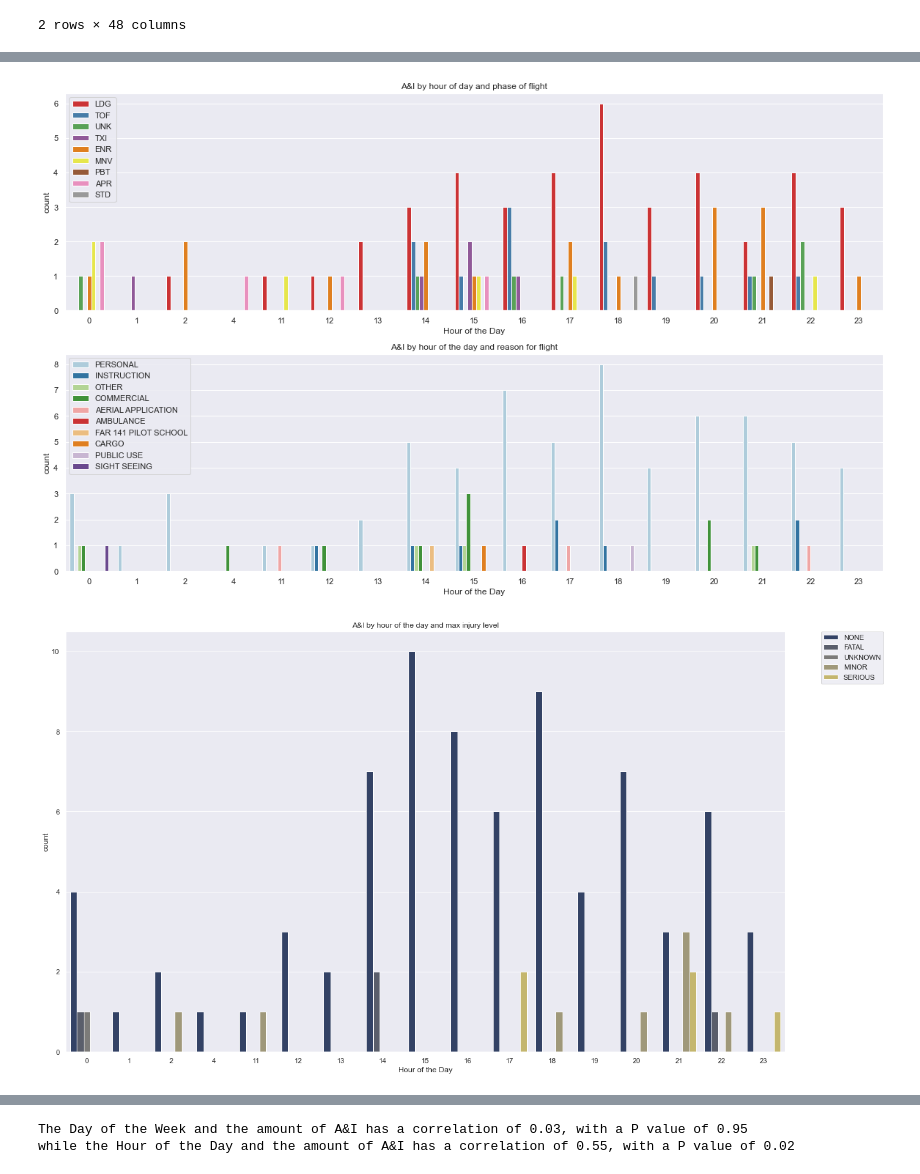
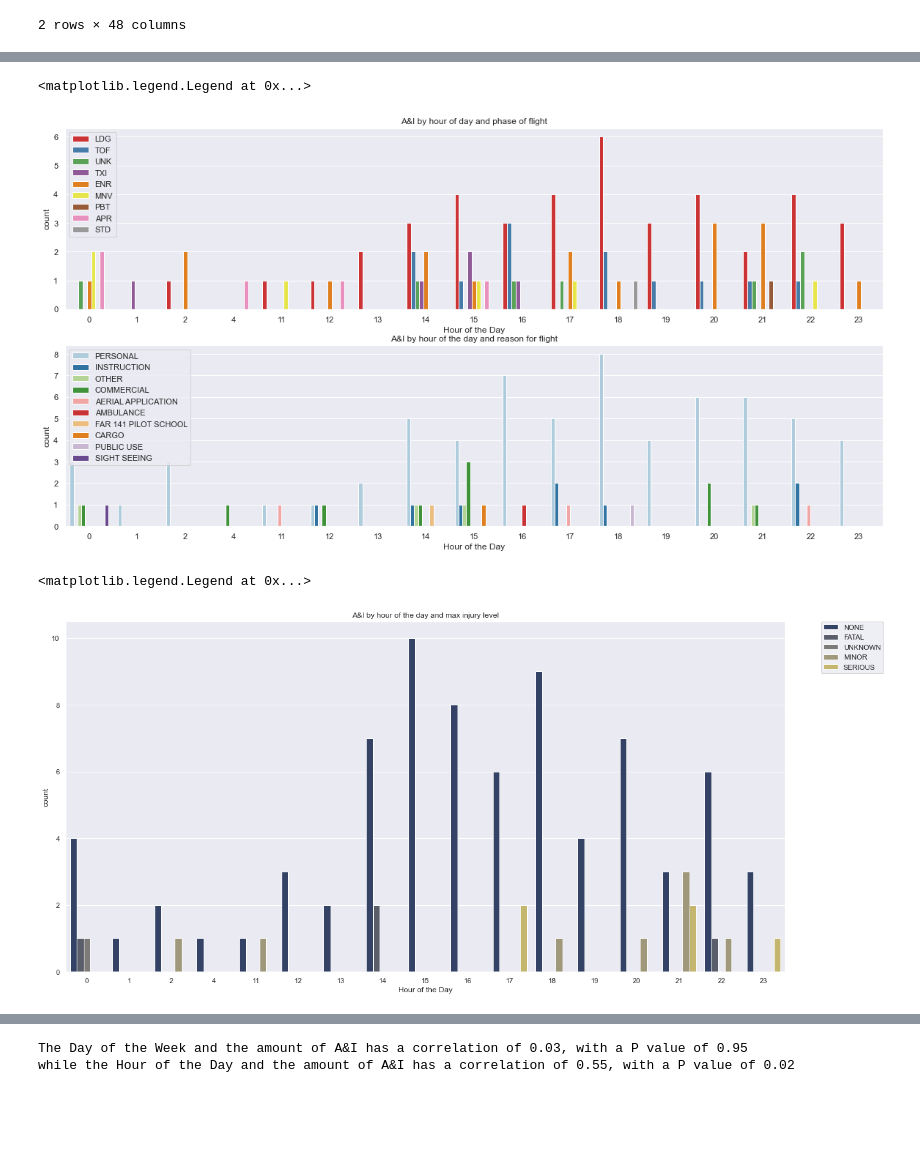
Before and after one commit to tdyk9098/USA-Aviation-Accident-and-Incident-MiniProject, a Jupyter notebook: USA Aviation Accident and Incident - 10 Days.ipynb, the cells around one changed output, grey strips where cells are left out. Drawn from its saved outputs; the diff is of its cells as text; code cells hidden in the pictures; blank space fills up the shorter version.

```diff
--- a/USA Aviation Accident and Incident - 10 Days.ipynb
+++ b/USA Aviation Accident and Incident - 10 Days.ipynb
@@ -96,6 +118,5 @@ fig, axs = plt.subplots(nrows=3)
 sns.countplot(ax = axs[0], x = df1["phase"], palette = "YlOrRd").set(title = "Flight phase the A&I occured", xlabel = "Flight Phase")
 sns.countplot(ax=axs[1], x = df1["FLT_ACTIVITY"], palette = "coolwarm").set(title = "Flight Reason when A&I occured", xlabel = "Reason")
 sns.countplot(ax = axs[2], x = df1["MAX_INJ_LVL"], palette = "Pastel1").set(title = "Max Injury Level for each A&I", xlabel = "Max Injury Level")
-sns.set(rc={'figure.figsize':(20,20)})
 plt.tight_layout()
 # %% [output]
@@ -119,5 +150,4 @@ df1.head(2)
 fig, axs = plt.subplots(ncols=2)
 sns.countplot(x = "dayofweek",data = df1, order = ["Mon","Tue","Wed","Thu","Fri","Sat","Sun"], ax = axs[0]).set(title = "A&I by Day of Week", xlabel = "Day of the Week")
 sns.countplot(x = "hour",data = df1,ax = axs[1]).set(title = "A&I by Hour of Day", xlabel = "Hour of Day")
-sns.set(rc={'figure.figsize':(20,12)})
 # %% [output]
@@ -127,5 +158,4 @@ sns.set(rc={'figure.figsize':(20,12)})
 fig, axs = plt.subplots(nrows=2)
 sns.countplot(ax = axs[0], x = "dayofweek",data = df1, hue = "phase", palette = "PuBu_r",order = ["Mon","Tue","Wed","Thu","Fri","Sat","Sun"]).set(title = "A&I by day of the week and phase of flight", xlabel = "Day of the Week")
 sns.countplot(ax = axs[1], x = "dayofweek",data = df1, hue = "FLT_ACTIVITY", palette = "tab20",order = ["Mon","Tue","Wed","Thu","Fri","Sat","Sun"]).set(title = "A&I by day of the week and reason for flight", xlabel = "Day of the Week")
-sns.set(rc={'figure.figsize':(20,12)})
 # %% [output]
@@ -144,16 +176,16 @@ sns.countplot(ax = axs[0], x = "hour",data = df1, hue = "phase", palette = "Set1
 sns.countplot(ax = axs[1], x = "hour",data = df1, hue = "FLT_ACTIVITY", palette = "Paired").set(title = "A&I by hour of the day and reason for flight", xlabel = "Hour of the Day")
 axs[0].legend(loc = "upper left")
 axs[1].legend(loc = "upper left")
-sns.set(rc={'figure.figsize':(20,12)})
 # %% [output]
+<matplotlib.legend.Legend at 0x...>
-[figure, old version]
+[figure, new version]
 # %%
 # Countplot for day of the week A&I, split by maximum injury
 sns.countplot(x = "hour",data = df1, hue = "MAX_INJ_LVL", palette = "cividis").set(title = "A&I by hour of the day and max injury level", xlabel = "Hour of the Day")
 plt.legend(bbox_to_anchor=(1.05, 1), loc=2, borderaxespad=0.)
-sns.set(rc={'figure.figsize':(20,12)})
 # %% [output]
+<matplotlib.legend.Legend at 0x...>
-[figure, old version]
+[figure, new version]
 # %%
 # lmplot for Day of Week and A&I and Hour of the day and A&I
 df2 = df1.groupby("dayofweek").count().reset_index()
```
Also changed, not shown: parts of 11 cells of this notebook.
